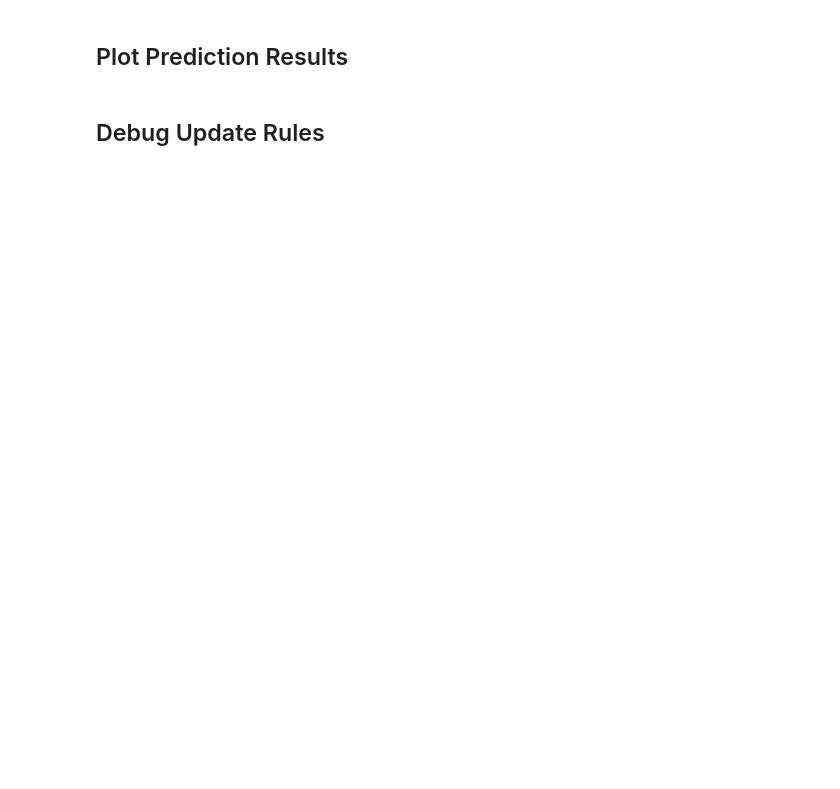
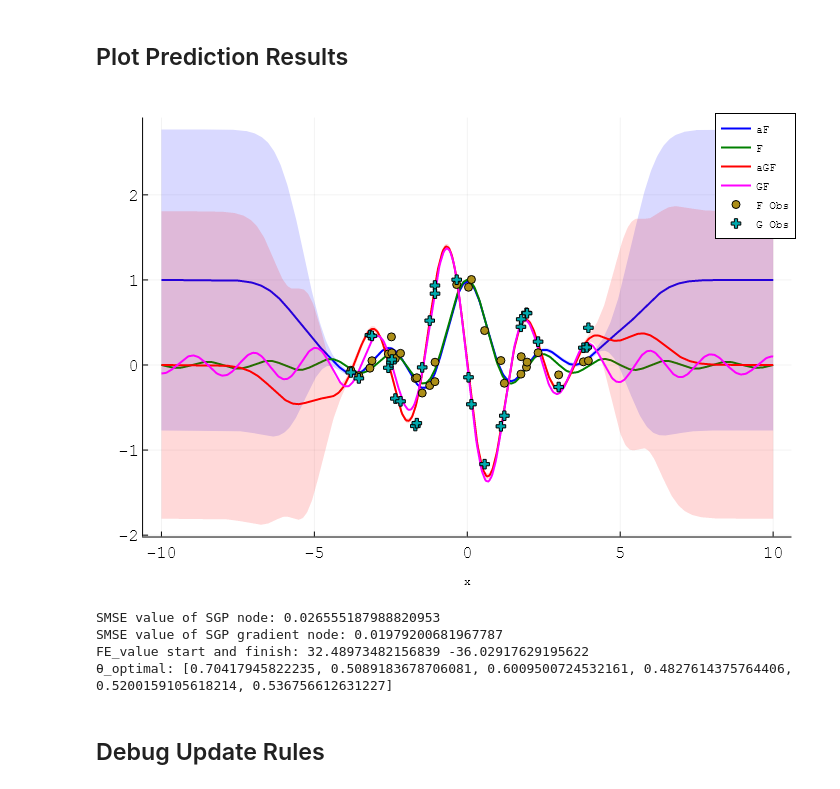
Before and after one commit to ReactiveBayes/RxGP.jl, a Jupyter notebook: examples/GP_Regression_AMF_Grads.ipynb, the cells around one changed output. Cells and saved outputs as stored; diff of their text form; code cells hidden in the pictures; blank space fills up the shorter version.

```diff
--- a/examples/GP_Regression_AMF_Grads.ipynb
+++ b/examples/GP_Regression_AMF_Grads.ipynb
@@ -51,6 +57,7 @@ gpcache = GPCache()
 optimizer = Flux.AdaMax(0.001, (0.9, 0.999))
 D = size(Xu[1], 1)
 mean_fn = (x) -> 1.0 # E.g. 0.0, 1.0, [x], dot(x,x)
+method = ghcubature(21)
 
 # KernelFunctions.jl kernel definition - Available specs: SE, SEn, SMn, SEn_SMn";
 kernel_spec = Symbol(:SEn)
@@ -93,17 +100,16 @@ gp_constraints = @constraints begin
 end
 
 @meta function GP_meta_inference(; Xu, θ)
-    UniSGP() -> get_GP_meta(D; mean_fn=mean_fn, kernel=kernel, kernel_spec=kernel_spec, mode=mode, independent_SE_lengthscales=independent_SE_lengthscales, Xu=Xu, θ=θ)
-    UniSGP_Grad() -> get_GP_meta(D; mean_fn=mean_fn, kernel=kernel, kernel_spec=kernel_spec, mode=mode, independent_SE_lengthscales=independent_SE_lengthscales, Xu=Xu, θ=θ)
+    UniSGP() -> get_GP_meta(D; method=method, mean_fn=mean_fn, kernel=kernel, kernel_spec=kernel_spec, mode=mode, independent_SE_lengthscales=independent_SE_lengthscales, Xu=Xu, θ=θ)
+    UniSGP_Grad() -> get_GP_meta(D; method=method, mean_fn=mean_fn, kernel=kernel, kernel_spec=kernel_spec, mode=mode, independent_SE_lengthscales=independent_SE_lengthscales, Xu=Xu, θ=θ)
 end
 
-function gp_init(; qv_params, qw_params, qWg_params)
+@initialization function gp_init(; qv_params, qw_params, qWg_params)
     q(v) = MvNormalWeightedMeanPrecision(qv_params...)
     q(w) = GammaShapeRate(qw_params...)
     if use_gradient_measurements_training
         q(Wg) = Wishart(qWg_params...)
     end
-    q(Wp) = Wishart(qWp_params...)
 end
 ;
 # %% [markdown]
@@ -111,10 +117,10 @@ end
 # %%
 function my_free_energy(θ; iterations=1, qv, qw, qWg)
     infer_result = infer(
-        model = gp_regression(Xu=Xu, θ=θ, qv=qv, qw=qw, qWg=qWg),
+        model = gp_regression(Xu=Xu, θ=θ, qv_params=BayesBase.params(qv), qw_params=BayesBase.params(qw), qWg_params=BayesBase.params(qWg)),
         iterations = iterations,
         data = (y=ytrain, ω=ωtrain_vv, x=xtrain_vv),
-        initialization = gp_init(qv=qv, qw=qw, qWg=qWg),
+        initialization = gp_init(qv_params=BayesBase.params(qv), qw_params=BayesBase.params(qw), qWg_params=BayesBase.params(qWg)),
         constraints = gp_constraints,
         returnvars = use_gradient_measurements_training ? (v=KeepLast(), w=KeepLast(), Wg=KeepLast()) : (v=KeepLast(), w=KeepLast()),
         meta = GP_meta_inference(Xu=Xu, θ=θ),
@@ -133,7 +139,7 @@ function PerformInference(θ; iterations=1, runs=1, epochs=1)
     q_w = []
     q_Wg = []
     θ_ = []
-    qv = MvNormalWeightedMeanPrecision(mean_fn.(Xu), 50diageye(M))
+    qv = MvNormalWeightedMeanPrecision(mean_fn.(Xu), 50diageye(Nu))
     qw = GammaShapeRate(1e-2, 1e-2)
     qWg = Wishart(D, (1/D)*diageye(D))
     θ_optimal = deepcopy(θ)
@@ -172,7 +180,7 @@ end
 # %% [markdown]
 ## Run Inference
 # %%
-q_v, q_w, q_Wg, FE_value, θ_optimal, θ_ = PerformInference(θ_init; iterations=5, runs=1, epochs=10);
+q_v, q_w, q_Wg, FE_value, θ_optimal, θ_ = PerformInference(θ_init; iterations=10, runs=10, epochs=10);
 # %%
 qv = q_v[end]
 qw = q_w[end]
@@ -210,21 +223,22 @@ plot!()
 # %% [markdown]
 ## Plot Prediction Results
 # %%
-_m_j_, _C_j_ = predict_GP_joints(m_in=xtest_vv, q_v=qv, q_θ=θ_optimal, meta=get_GP_meta(D; mean_fn=mean_fn, kernel=kernel, kernel_spec=kernel_spec, mode=mode, independent_SE_lengthscales=independent_SE_lengthscales, Xu=Xu, θ=θ_optimal))
-predict_value_mean = _m_j_[:, 1]
-predict_value_var = _C_j_[:, 1, 1]
-predict_grad_mean = _m_j_[:, 2]
-predict_grad_var = _C_j_[:, 2, 2]
-
-plot(xtest, predict_value_mean, tickfontsize=12, ribbon = sqrt.(predict_value_var),
-    label="aF", lw=2,legend=:topright, color=:blue, fillalpha=0.15, fontfamily="monospace",legendfontsize=8, guidefontsize=8)
-plot!(xtest, f_true,label="F",lw=2, color=:green)
-plot!(xtest, predict_grad_mean, tickfontsize=12, ribbon = sqrt.(predict_grad_var),
-    label="aGF", lw=2,legend=:topright, color=:red, fillalpha=0.15, fontfamily="monospace",legendfontsize=8, guidefontsize=8)
-plot!(xtest, gf_true,label="GF",lw=2, color=:magenta)
+_m_j_plot, _C_j_plot = predict_GP_joints(m_in=xtest_plot_vv, q_v=qv, q_θ=θ_optimal, meta=get_GP_meta(D; method=method, mean_fn=mean_fn, kernel=kernel, kernel_spec=kernel_spec, mode=mode, independent_SE_lengthscales=independent_SE_lengthscales, Xu=Xu, θ=θ_optimal))
+predict_value_mean_plot = _m_j_plot[:, 1]
+predict_value_var_plot = _C_j_plot[:, 1, 1]
+predict_grad_mean_plot = _m_j_plot[:, 2]
+predict_grad_var_plot = _C_j_plot[:, 2, 2]
+plot(xtest_plot, predict_value_mean_plot, tickfontsize=12, ribbon = sqrt.(predict_value_var_plot),
+    label="aF", lw=2, legend=:topright, color=:blue, fillalpha=0.15, fontfamily="monospace",legendfontsize=8, guidefontsize=8)
+plot!(xtest_plot, f_true, label="F", lw=2, color=:green)
+plot!(xtest_plot, predict_grad_mean_plot, tickfontsize=12, ribbon = sqrt.(predict_grad_var_plot),
+    label="aGF", lw=2, legend=:topright, color=:red, fillalpha=0.15, fontfamily="monospace",legendfontsize=8, guidefontsize=8)
+plot!(xtest_plot, gf_true,label="GF", lw=2, color=:magenta)
 scatter!(xtrain, ytrain, label="F Obs",  alpha=1, ms=4, marker=:circle)
 scatter!(xtrain, ωtrain, label="G Obs",  alpha=1, ms=4, marker=:cross)
 xlabel!("x")
+# %% [output]
+[figure, added]
 # %%
 # # save plot
 # savefig("..\\savefiles\\kernel_hyperparameter_optimization\\1SM_SE\\grad.png")
@@ -236,3 +245,22 @@ println("θ_optimal: ", θ_optimal)
+# %%
+# standardized mean squared error (for regression)
+function SMSE(y_true, y_approx)
+    N = length(y_true)
+    mse = norm(y_true - y_approx)^2 / N
+    return mse / var(y_true)
+end
+_m_j_smse, _ = predict_GP_joints(m_in=xtest_smse_vv, q_v=qv, q_θ=θ_optimal, meta=get_GP_meta(D; method=method, mean_fn=mean_fn, kernel=kernel, kernel_spec=kernel_spec, mode=mode, independent_SE_lengthscales=independent_SE_lengthscales, Xu=Xu, θ=θ_optimal))
+predict_value_mean_smse = _m_j_smse[:, 1]
+predict_grad_mean_smse = _m_j_smse[:, 2]
+println("SMSE value of SGP node: ", SMSE(f_true_smse, predict_value_mean_smse))
+println("SMSE value of SGP gradient node: ", SMSE(gf_true_smse, predict_grad_mean_smse))
+println("FE_value start and finish: ", FE_value[1], " ", FE_value[end])
+println("θ_optimal: ", θ_optimal)
+# %% [output]
+SMSE value of SGP node: 0.026555187988820953
+SMSE value of SGP gradient node: 0.01979200681967787
+FE_value start and finish: 32.48973482156839 -36.02917629195622
+θ_optimal: [0.70417945822235, 0.5089183678706081, 0.6009500724532161, 0.4827614375764406, 0.5200159105618214, 0.536756612631227]
 # %% [markdown]
 ## Debug Update Rules
 # %%
```
Also changed, not shown: parts of 8 cells of this notebook, 22 other files.
